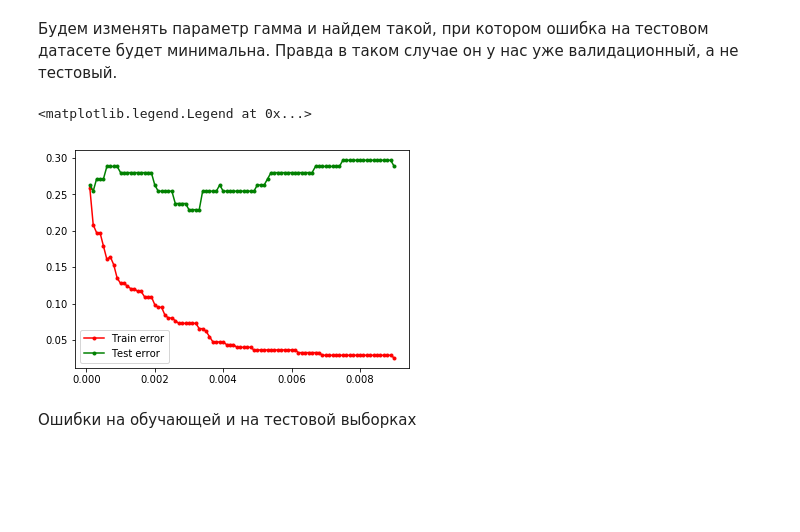
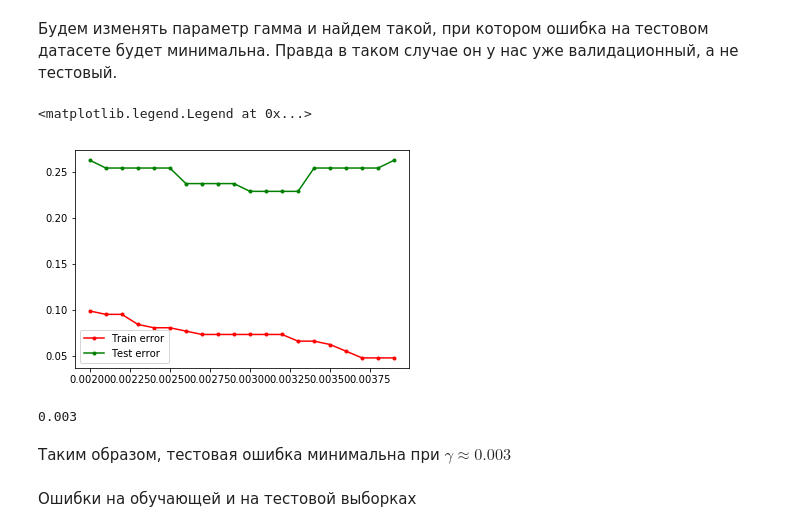
Before and after one commit to mzemlyanikin/hse-ml, a Jupyter notebook: auto-mpg.ipynb, the cells around one changed output. Drawn from its saved outputs; the diff is of its cells as text; code cells hidden in the pictures; blank space fills up the shorter version.

```diff
--- a/auto-mpg.ipynb
+++ b/auto-mpg.ipynb
@@ -703,7 +704,7 @@ plt.legend(loc = 'best')
 
 Найдем чуть более точную оценку параметра, при котором достигается минимум
 # %%
-gamma = np.linspace(1.0, 3.0, 10)
+gamma = np.linspace(1.25, 3.0, 10)
 
 err_train = []
 err_test = []
@@ -713,6 +714,3 @@ for temp in gamma:
     y_test_pred = svc_model.predict(X_test)
     err_train.append(np.mean(y_train_pred != y_train))
     err_test.append(np.mean(y_test_pred != y_test))
-plt.plot(gamma, err_train, '.-r', label = 'Train error')
-plt.plot(gamma, err_test, '.-g', label = 'Test error')
-plt.legend(loc = 'best')
@@ -781,27 +786,32 @@ print(CF)
 Будем изменять параметр гамма и найдем такой, при котором ошибка на тестовом датасете будет минимальна.
 Правда в таком случае он у нас уже валидационный, а не тестовый.
 # %%
-gamma = [i/10000 for i in range(1, 91)]
+gamma = [i/10000 for i in range(20, 40)]
 
 err_train = []
 err_test = []
 for temp in gamma:
     svc_model = SVC(kernel = 'rbf', gamma = temp).fit(X_train, y_train)
     y_train_pred = svc_model.predict(X_train)
     y_test_pred = svc_model.predict(X_test)
     err_train.append(np.mean(y_train_pred != y_train))
     err_test.append(np.mean(y_test_pred != y_test))
 plt.plot(gamma, err_train, '.-r', label = 'Train error')
 plt.plot(gamma, err_test, '.-g', label = 'Test error')
 plt.legend(loc = 'best')
 # %% [output]
 <matplotlib.legend.Legend at 0x...>
-[figure, old version]
+[figure, new version]
 # %%
 index_of_min = err_test.index(min(err_test))
+print(gamma[index_of_min])
 svc_model = SVC(kernel = 'rbf', gamma = gamma[index_of_min]).fit(X_train, y_train)
 y_train_pred = svc_model.predict(X_train)
 y_test_pred = svc_model.predict(X_test)
+# %% [output]
+0.003
+# %% [markdown]
+Таким образом, тестовая ошибка минимальна при $\gamma \approx 0.003$
 # %% [markdown]
 Ошибки на обучающей и на тестовой выборках
 # %%
```
Also changed, not shown: parts of 42 cells of this notebook.
